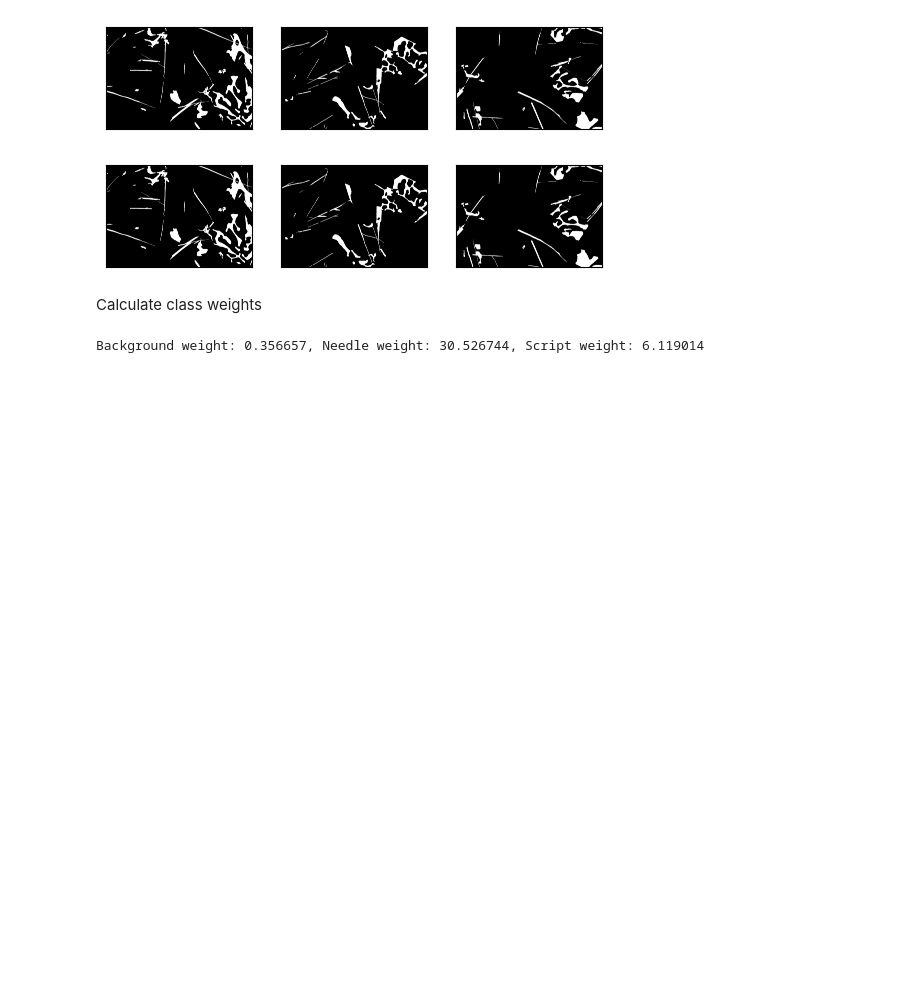
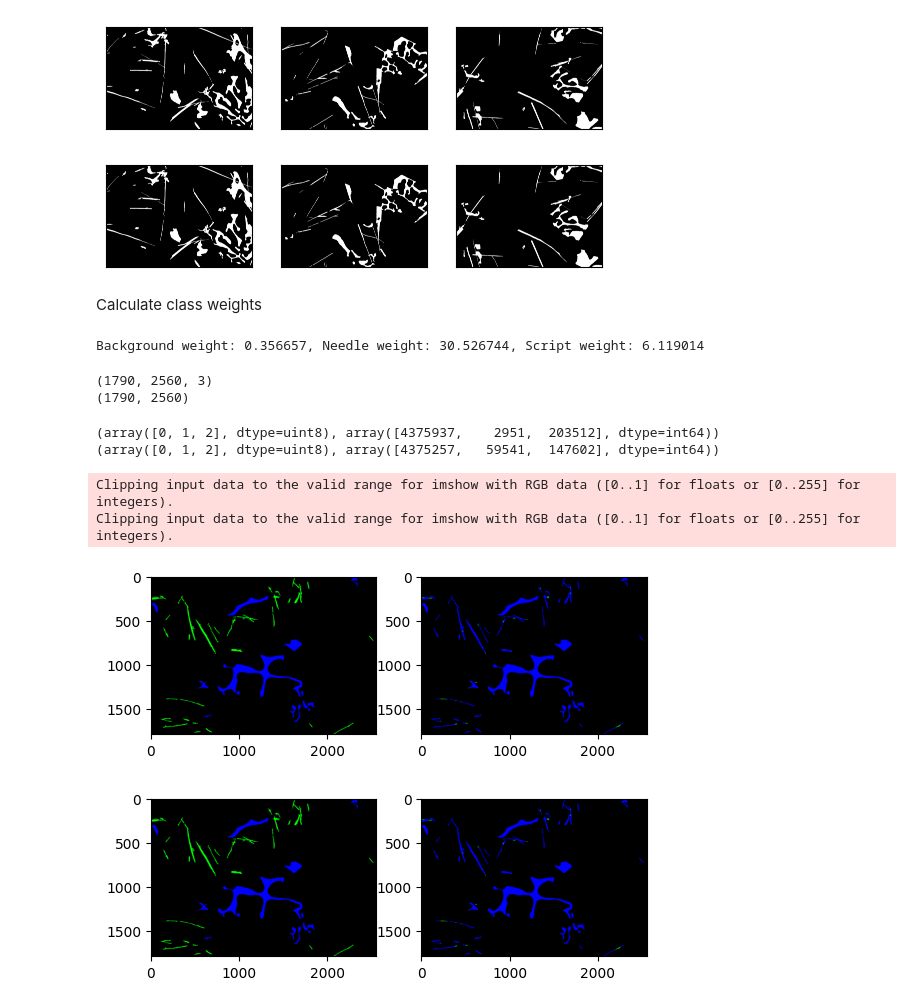
Before and after one commit to MagnuFal/Masteroppgave, a Jupyter notebook: dataset_generation/test_for_synthetic2.ipynb, the cells around one changed output. Drawn from its saved outputs; the diff is of its cells as text; code cells hidden in the pictures; blank space fills up the shorter version.

Commit message:
preparation for stricter weights

```diff
--- a/dataset_generation/test_for_synthetic2.ipynb
+++ b/dataset_generation/test_for_synthetic2.ipynb
@@ -1,3 +1,11 @@
+# %%
+import numpy as np
+from to_RGB import to_rgb
+
+def rgb_to_8_bit(three_channel_tensor):
+    pred_array = np.asarray(three_channel_tensor)
+
+    return np.argmax(pred_array, axis=2)
 # %%
 import matplotlib.pyplot as plt
 import numpy as np
@@ -181,3 +189,40 @@ script_weight = total_pixels / (nbr_classes * nbr_script_pixels)
 print(f"Background weight: {background_weight:>4f}, Needle weight: {needle_weight:>4f}, Script weight: {script_weight:>4f}")
 # %% [output]
 Background weight: 0.356657, Needle weight: 30.526744, Script weight: 6.119014
+# %%
+path = r"C:\Users\magfa\Documents\Master\Masteroppgave\machine_learning\predictions\synthetic_dataset_2_from_scratch_with_weighted_loss\2.png"
+path2 = r"C:\Users\magfa\Documents\Master\Masteroppgave\dataset_generation\script and needles\label\16.png"
+
+img = Image.open(path)
+img2 = Image.open(path2)
+
+arr = np.asarray(img)
+arr2 = np.asarray(img2)
+
+print(arr.shape)
+print(arr2.shape)
+# %% [output]
+(1790, 2560, 3)
+(1790, 2560)
+# %%
+eight_bit_arr = rgb_to_8_bit(arr).astype(np.uint8)
+
+print(np.unique(eight_bit_arr, return_counts = True))
+print(np.unique(arr2, return_counts = True))
+# %% [output]
+(array([0, 1, 2], dtype=uint8), array([4375937,    2951,  203512], dtype=int64))
+(array([0, 1, 2], dtype=uint8), array([4375257,   59541,  147602], dtype=int64))
+# %%
+rgb_prediction = to_rgb(eight_bit_arr)
+
+fig, axarr = plt.subplots(1, 2)
+
+axarr[0].imshow(to_rgb(arr2))
+axarr[1].imshow(to_rgb(eight_bit_arr))
+
+fig
+# %% [output]
+Clipping input data to the valid range for imshow with RGB data ([0..1] for floats or [0..255] for integers).
+Clipping input data to the valid range for imshow with RGB data ([0..1] for floats or [0..255] for integers).
+[figure, added]
+[figure, added]
```
Also changed, not shown: 4 other files.
